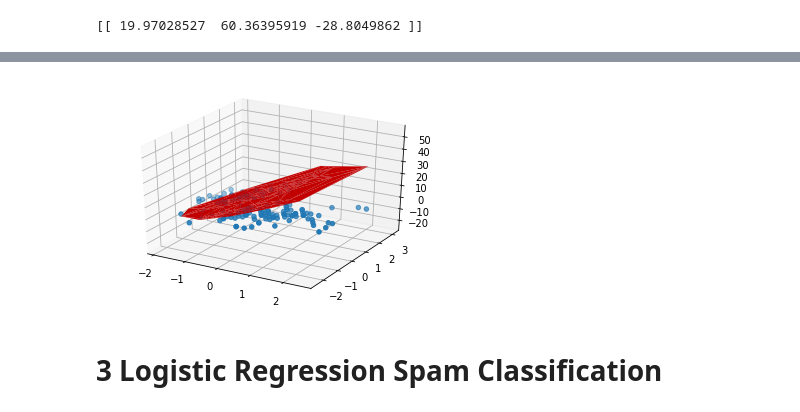
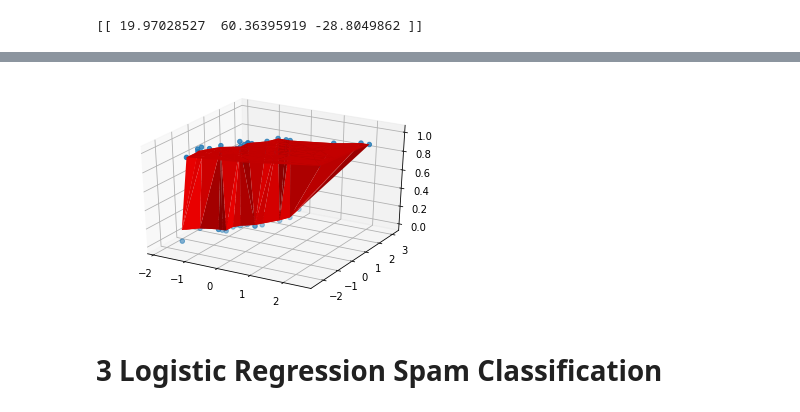
Before and after one commit to Prakhar-Saxena/CollegeAssignments, a Jupyter notebook: CS383/assn2/assn2.ipynb, the cells around one changed output, grey strips where cells are left out. Cells and saved outputs as stored; diff of their text form; code cells hidden in the pictures.

Commit message:
correct graph, i think

```diff
--- a/CS383/assn2/assn2.ipynb
+++ b/CS383/assn2/assn2.ipynb
@@ -391,28 +371,19 @@ array([[ 1.        , -0.90068117,  1.01900435],
 # %%
 fig = plt.figure().gca(projection='3d')
 fig.scatter(X[:,1:2], X[:,2:3], y, 'bo')
 # fig.set_title('Training Data')
 # fig.set_xlabel('Age')
 # fig.set_ylabel('Temp of Water')
 # fig.set_zlabel('Length of Fish')
 # print(theta)
 def y_compute(X1,X2, theta):
     return (theta[0] + (theta[1] * X1) + (theta[2] * X2))
-#     a = -1 * (X @ theta)  # returns (150,)
-#     return (1/(1 + e**a))[0]
 
-y_computed = []
-for x in X:
-    x1 = x[1]
-    x2 = x[2]
-    y_computed.append(y_compute(x1,x2,theta))
-y_computed =  np.array(y_computed)
-# print(y_computed.shape)
-# print(X[:,2:3].shape)
+y_computed = g(X,theta)
 fig.plot_trisurf((X[:,1:2]).reshape(150,), X[:,2:3].reshape(150,), y_computed.reshape(150,), color='red')
 plt.show()
 # %% [output]
-[figure, old version]
+[figure, new version]
 # %%
 fig = plt.figure().gca(projection='3d')
 fig.scatter(X_test['Age'], X_test['Temp of Water'], Y_test, 'bo')
```
Also changed, not shown: parts of 1 cell of this notebook.
